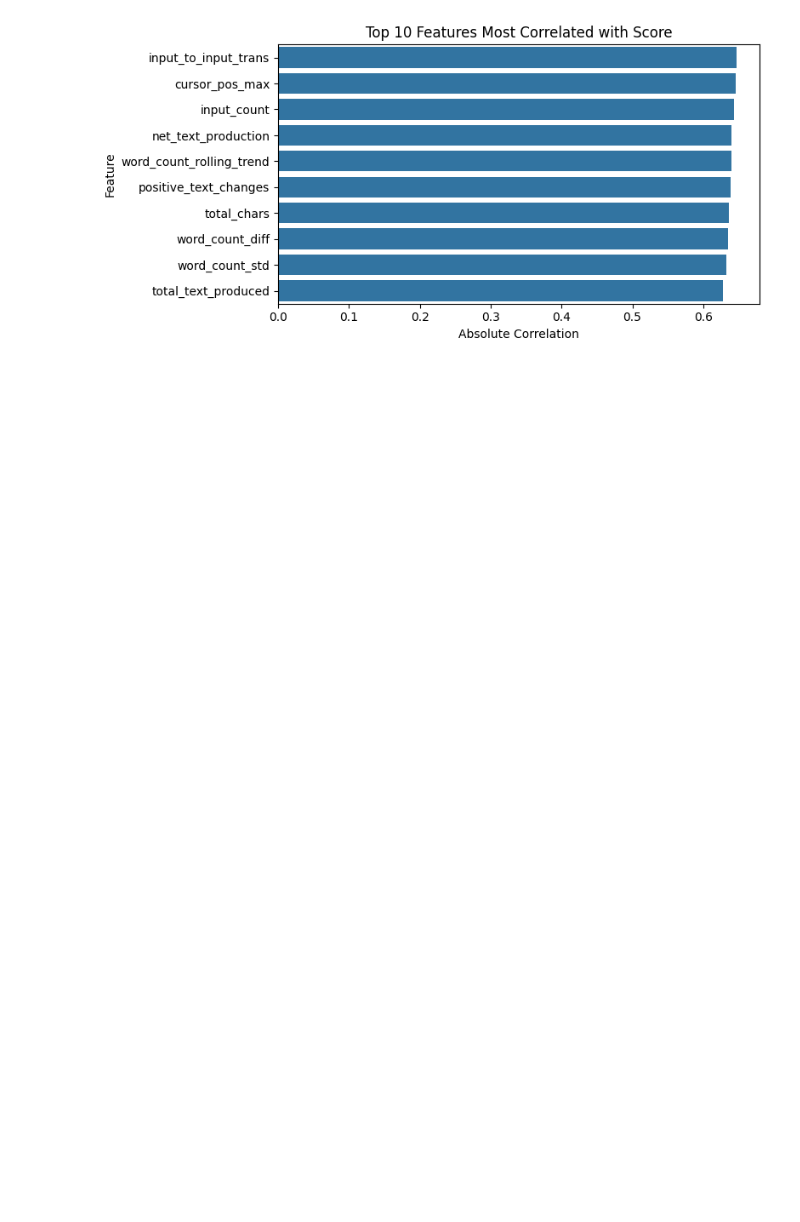
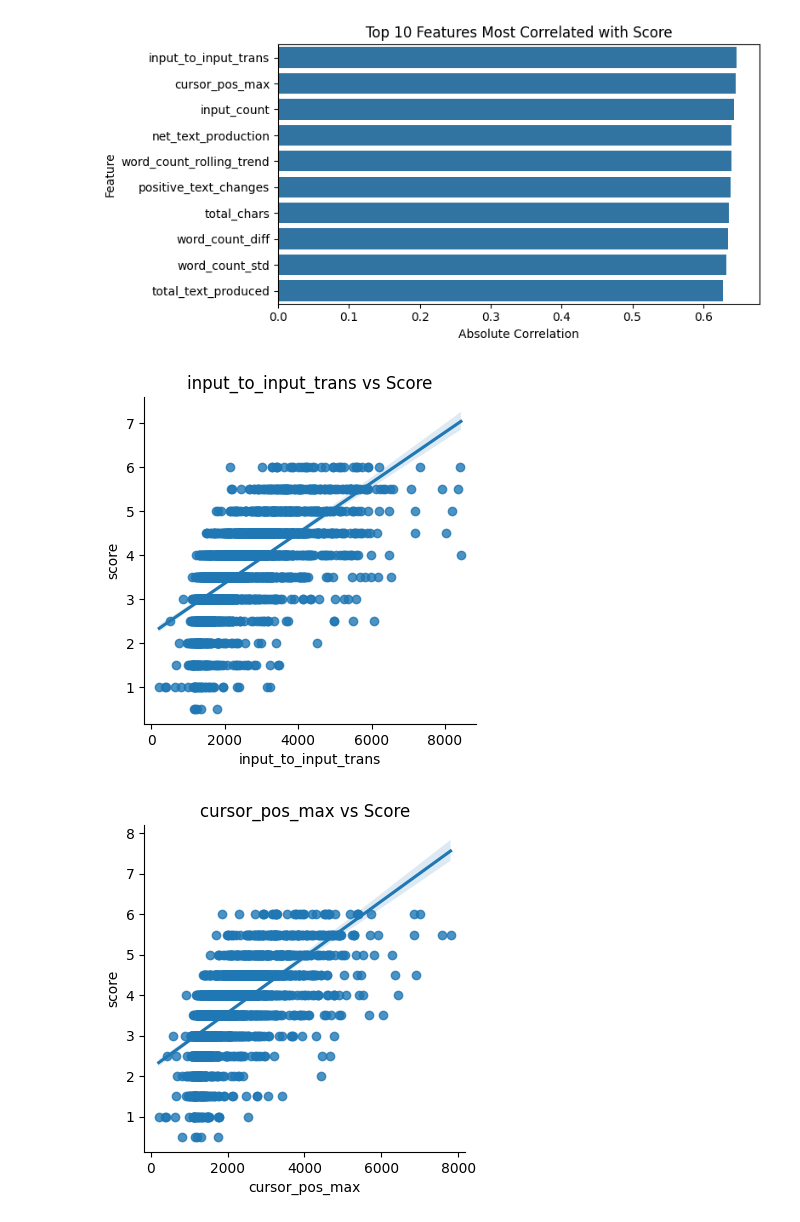
Before and after one commit to yukunf/SC4000WritingProcess, a Jupyter notebook: data_visualization/train_behaviour_features.ipynb, the cells around one changed output. Cells and saved outputs as stored; diff of their text form; code cells hidden in the pictures; blank space fills up the shorter version.

Commit message:
graphs for top 4 features

```diff
--- a/data_visualization/train_behaviour_features.ipynb
+++ b/data_visualization/train_behaviour_features.ipynb
@@ -24,3 +24,14 @@ plt.savefig("../data_visualization/graph/Top_Features_Most_Correlated_with_Score
 plt.show()
 # %% [output]
 [figure]
+# %%
+top = corr_sorted.head(4).index.tolist()
+
+for feat in top:
+    sns.lmplot(data=df, x=feat, y="score", height=4)
+    plt.title(f"{feat} vs Score")
+    plt.savefig(f"../data_visualization/graph/{feat}_vs_Score.png", dpi=300, bbox_inches='tight')
+    plt.show()
+# %% [output]
+[figure, added]
+[figure, added]
```
Also changed, not shown: parts of 1 cell of this notebook, 4 other files.
